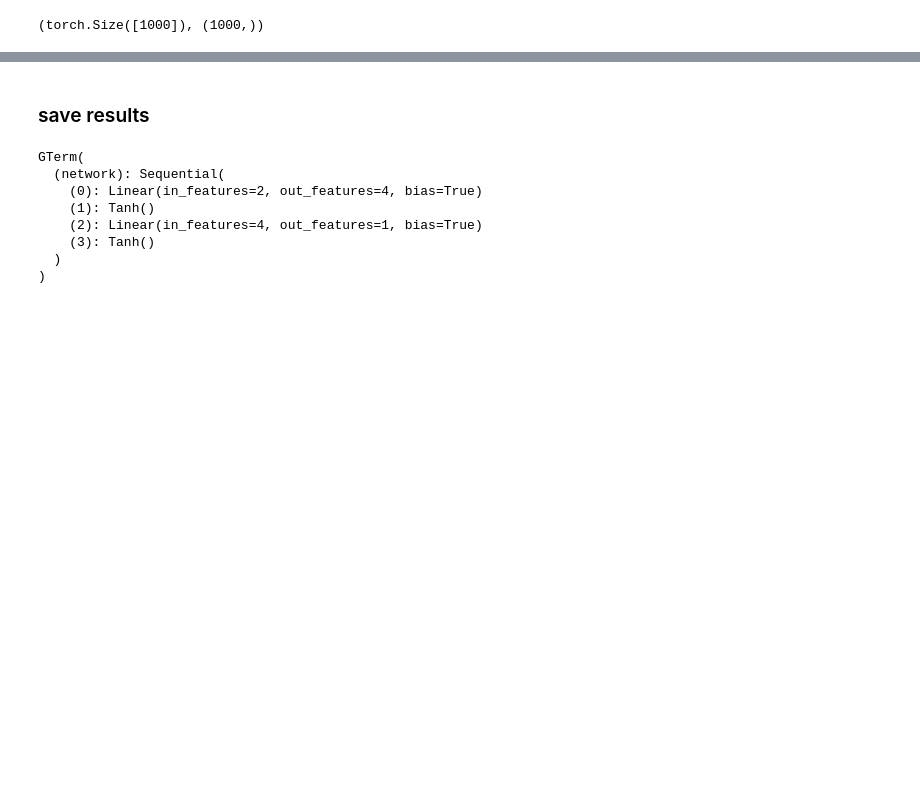
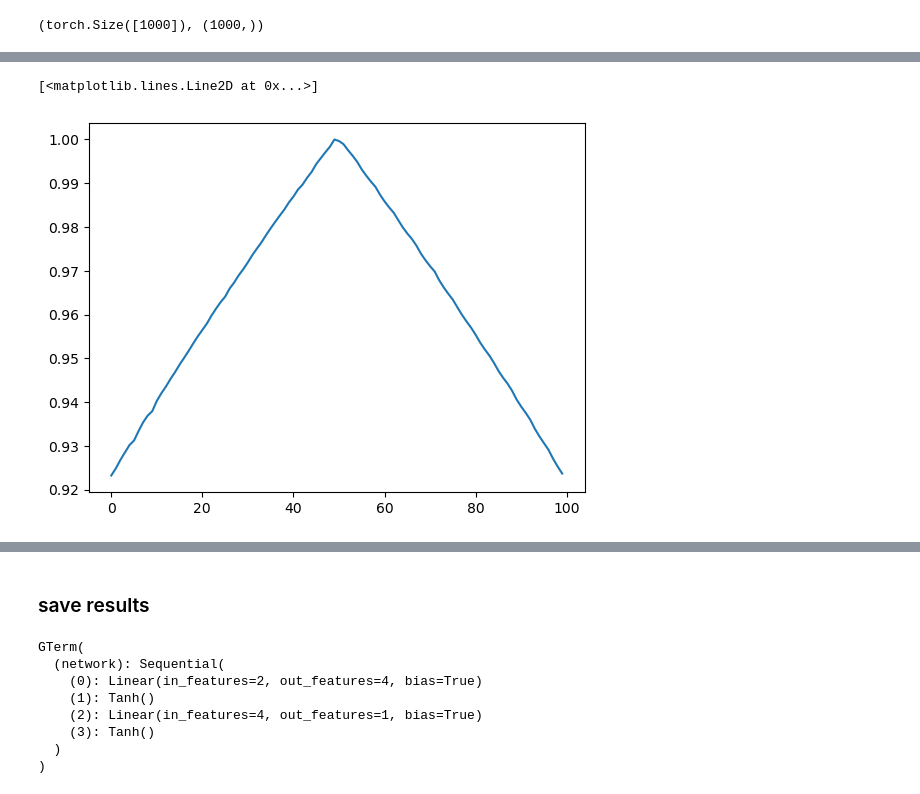
Before and after one commit to MalachiteWind/stable_node_control, a Jupyter notebook: learn_f_g.ipynb, the cells around one changed output, grey strips where cells are left out. Cells and saved outputs as stored; diff of their text form; code cells hidden in the pictures; blank space fills up the shorter version.

```diff
--- a/learn_f_g.ipynb
+++ b/learn_f_g.ipynb
@@ -215,3 +227,8 @@ x_pred = odeint(lambda t, x: ode_model(t,x,lam_func), x0, t_span,method='rk4')
+# %%
+plt.plot(x_true[200:300])
+# %% [output]
+[<matplotlib.lines.Line2D at 0x...>]
+[figure, added]
 # %%
 fig, ax = plt.subplots(1,1, figsize=(8,5))
 
```
Also changed, not shown: parts of 13 cells of this notebook, 8 other files.
